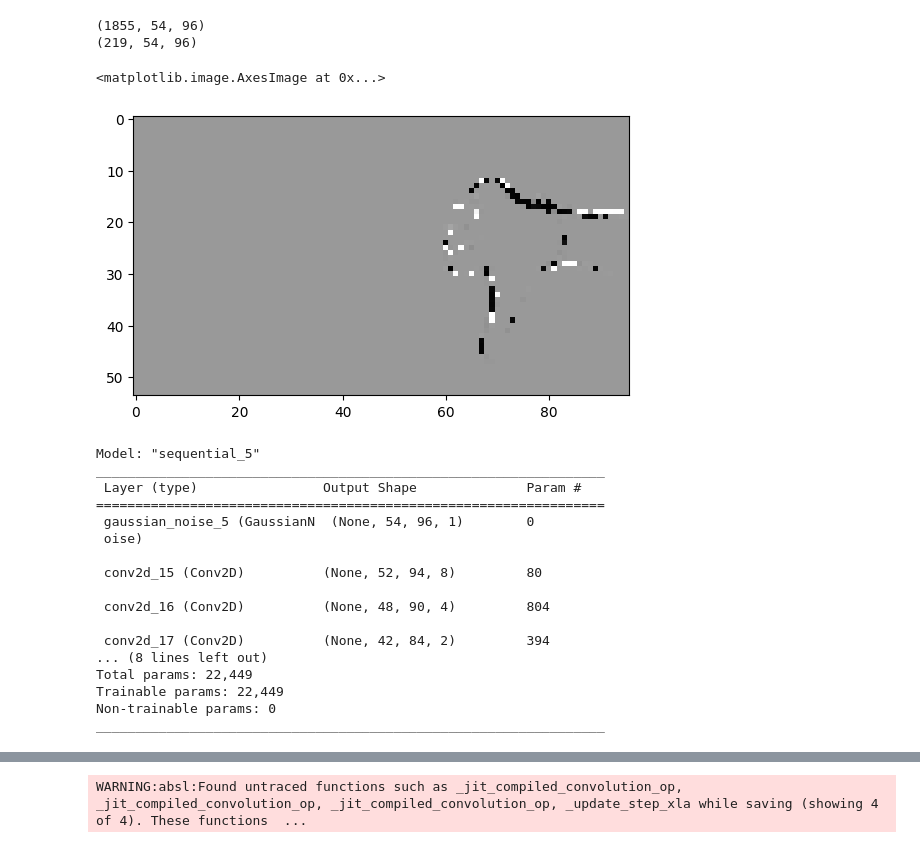
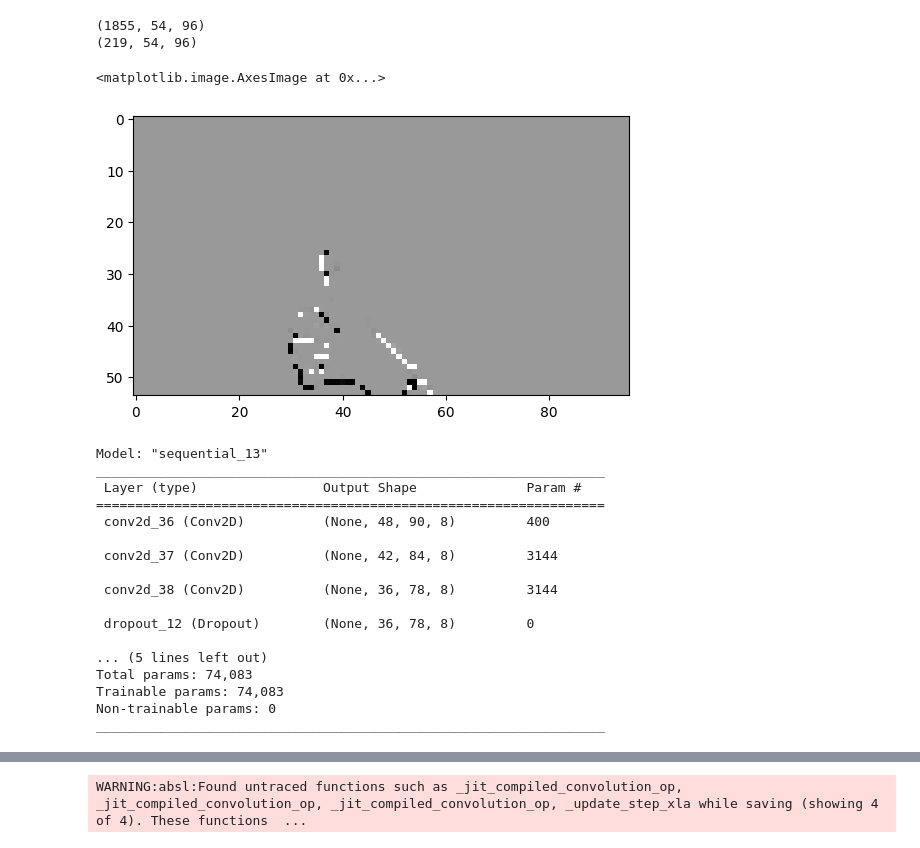
Before and after one commit to jereifej/DVS128_CNN-RNN, a Jupyter notebook: CNN_Model.ipynb, the cells around one changed output, grey strips where cells are left out. Drawn from its saved outputs; the diff is of its cells as text; code cells hidden in the pictures.

```diff
--- a/CNN_Model.ipynb
+++ b/CNN_Model.ipynb
@@ -120,32 +121,31 @@ print(np.shape(X_test))
 # %%
 train_size = np.shape(X_train)
 imheight = train_size[1]
 imwidth = train_size[2]
 train_size = train_size[0]
 test_size = np.shape(X_test)[0]
 
 X_train = np.array(X_train)
 X_test = np.array(X_test)
 Y_train = np.array(Y_train)
 Y_test = np.array(Y_test)
 
 X_train = X_train.reshape(train_size, imheight, imwidth, 1)
 X_test = X_test.reshape(test_size, imheight, imwidth, 1)
 Y_train = Y_train.reshape(train_size)
 Y_test = Y_test.reshape(test_size)
 
-plt.imshow(X_train[100].reshape(imheight, imwidth),cmap='Greys')
+plt.imshow(X_test[100].reshape(imheight, imwidth),cmap='Greys')
 # %% [output]
 <matplotlib.image.AxesImage at 0x...>
-[figure, old version]
+[figure, new version]
 # %%
 model = Sequential()
 
 # add model layers
-model.add(GaussianNoise(0.01, input_shape=(imheight, imwidth, 1)))
-model.add(Conv2D(8, kernel_size=3, activation='relu', input_shape=(imheight, imwidth, 1)))
-model.add(Conv2D(4, kernel_size=5, activation='relu'))
-model.add(Conv2D(2, kernel_size=7, activation='relu'))
+model.add(Conv2D(8, kernel_size=7, activation='relu', input_shape=(imheight, imwidth, 1)))
+model.add(Conv2D(8, kernel_size=7, activation='relu'))
+model.add(Conv2D(8, kernel_size=7, activation='relu'))
 model.add(Dropout(0.05))
 model.add(Flatten())
 model.add(Dense(3, activation='softmax'))
@@ -154,21 +154,21 @@ model.compile(optimizer='adam',
               loss='sparse_categorical_crossentropy',
               metrics=['accuracy'])
 # %% [output]
-Model: "sequential_5"
+Model: "sequential_13"
 _________________________________________________________________
  Layer (type)                Output Shape              Param #
 =================================================================
- gaussian_noise_5 (GaussianN  (None, 54, 96, 1)        0
- oise)
+ conv2d_36 (Conv2D)          (None, 48, 90, 8)         400
 
- conv2d_15 (Conv2D)          (None, 52, 94, 8)         80
+ conv2d_37 (Conv2D)          (None, 42, 84, 8)         3144
 
- conv2d_16 (Conv2D)          (None, 48, 90, 4)         804
+ conv2d_38 (Conv2D)          (None, 36, 78, 8)         3144
 
- conv2d_17 (Conv2D)          (None, 42, 84, 2)         394
-... (8 lines left out)
-Total params: 22,449
-Trainable params: 22,449
+ dropout_12 (Dropout)        (None, 36, 78, 8)         0
+
+... (5 lines left out)
+Total params: 74,083
+Trainable params: 74,083
 Non-trainable params: 0
 _________________________________________________________________
 # %%
```
Also changed, not shown: parts of 6 cells of this notebook, 4 other files.
